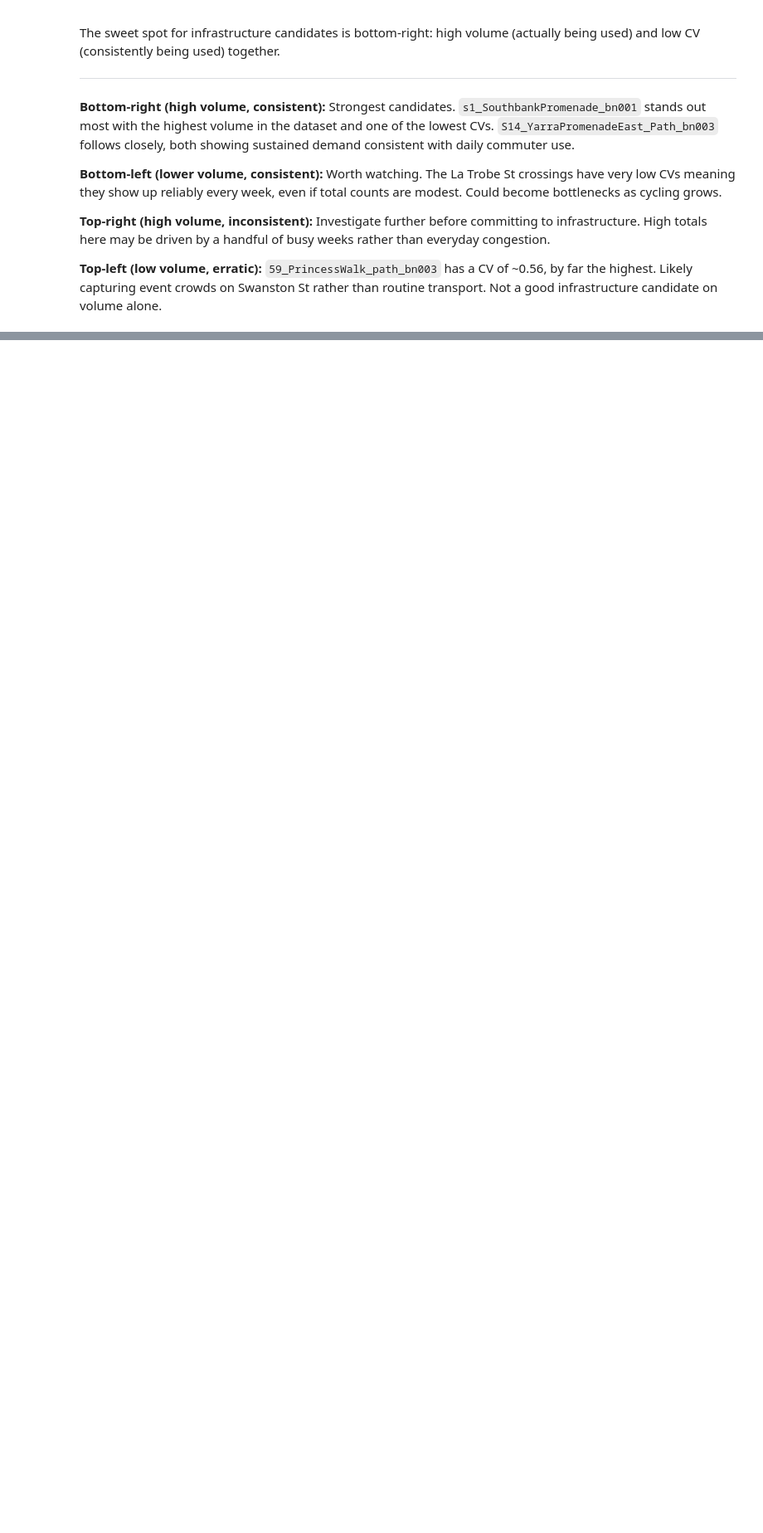
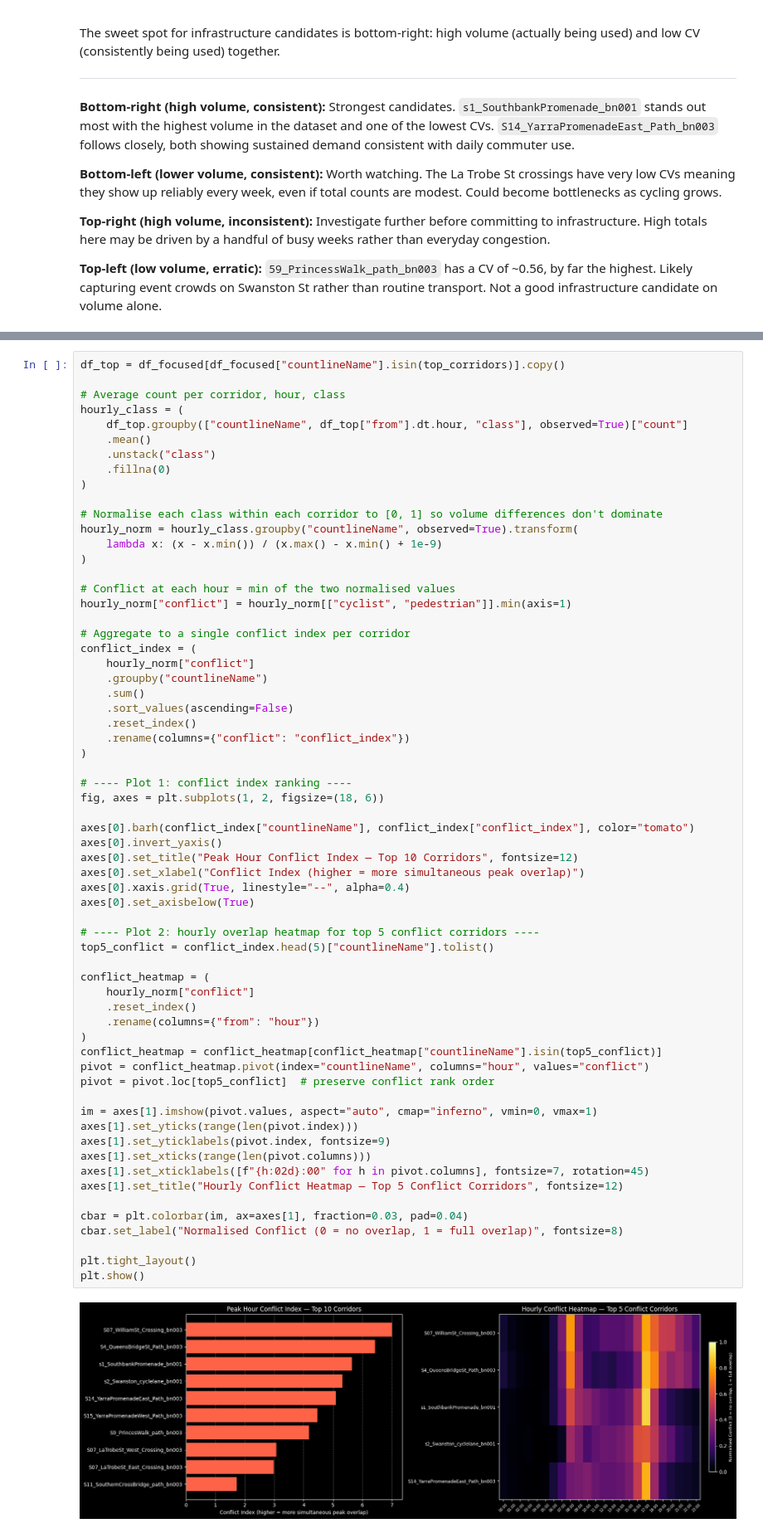
Before and after one commit to notfatdan/37373Project, a Jupyter notebook: Project Template Programming for Data Analysis Autumn 2026.ipynb, the cells around one changed output, grey strips where cells are left out. Shown at 83% size. Saved outputs shown, nothing was run; the diff lists cells and outputs as text; blank space fills up the shorter version.

```diff
--- a/Project Template Programming for Data Analysis Autumn 2026.ipynb
+++ b/Project Template Programming for Data Analysis Autumn 2026.ipynb
@@ -453,0 +460,65 @@ The sweet spot for infrastructure candidates is bottom-right: high volume (actua
+# %%
+df_top = df_focused[df_focused["countlineName"].isin(top_corridors)].copy()
+
+# Average count per corridor, hour, class
+hourly_class = (
+    df_top.groupby(["countlineName", df_top["from"].dt.hour, "class"], observed=True)["count"]
+    .mean()
+    .unstack("class")
+    .fillna(0)
+)
+
+# Normalise each class within each corridor to [0, 1] so volume differences don't dominate
+hourly_norm = hourly_class.groupby("countlineName", observed=True).transform(
+    lambda x: (x - x.min()) / (x.max() - x.min() + 1e-9)
+)
+
+# Conflict at each hour = min of the two normalised values
+hourly_norm["conflict"] = hourly_norm[["cyclist", "pedestrian"]].min(axis=1)
+
+# Aggregate to a single conflict index per corridor
+conflict_index = (
+    hourly_norm["conflict"]
+    .groupby("countlineName")
+    .sum()
+    .sort_values(ascending=False)
+    .reset_index()
+    .rename(columns={"conflict": "conflict_index"})
+)
+
+# ---- Plot 1: conflict index ranking ----
+fig, axes = plt.subplots(1, 2, figsize=(18, 6))
+
+axes[0].barh(conflict_index["countlineName"], conflict_index["conflict_index"], color="tomato")
+axes[0].invert_yaxis()
+axes[0].set_title("Peak Hour Conflict Index — Top 10 Corridors", fontsize=12)
+axes[0].set_xlabel("Conflict Index (higher = more simultaneous peak overlap)")
+axes[0].xaxis.grid(True, linestyle="--", alpha=0.4)
+axes[0].set_axisbelow(True)
+
+# ---- Plot 2: hourly overlap heatmap for top 5 conflict corridors ----
+top5_conflict = conflict_index.head(5)["countlineName"].tolist()
+
+conflict_heatmap = (
+    hourly_norm["conflict"]
+    .reset_index()
+    .rename(columns={"from": "hour"})
+)
+conflict_heatmap = conflict_heatmap[conflict_heatmap["countlineName"].isin(top5_conflict)]
+pivot = conflict_heatmap.pivot(index="countlineName", columns="hour", values="conflict")
+pivot = pivot.loc[top5_conflict]  # preserve conflict rank order
+
+im = axes[1].imshow(pivot.values, aspect="auto", cmap="inferno", vmin=0, vmax=1)
+axes[1].set_yticks(range(len(pivot.index)))
+axes[1].set_yticklabels(pivot.index, fontsize=9)
+axes[1].set_xticks(range(len(pivot.columns)))
+axes[1].set_xticklabels([f"{h:02d}:00" for h in pivot.columns], fontsize=7, rotation=45)
+axes[1].set_title("Hourly Conflict Heatmap — Top 5 Conflict Corridors", fontsize=12)
+
+cbar = plt.colorbar(im, ax=axes[1], fraction=0.03, pad=0.04)
+cbar.set_label("Normalised Conflict (0 = no overlap, 1 = full overlap)", fontsize=8)
+
+plt.tight_layout()
+plt.show()
+# %% [output]
+[figure, added]
```
Also changed, not shown: parts of 4 cells of this notebook.
